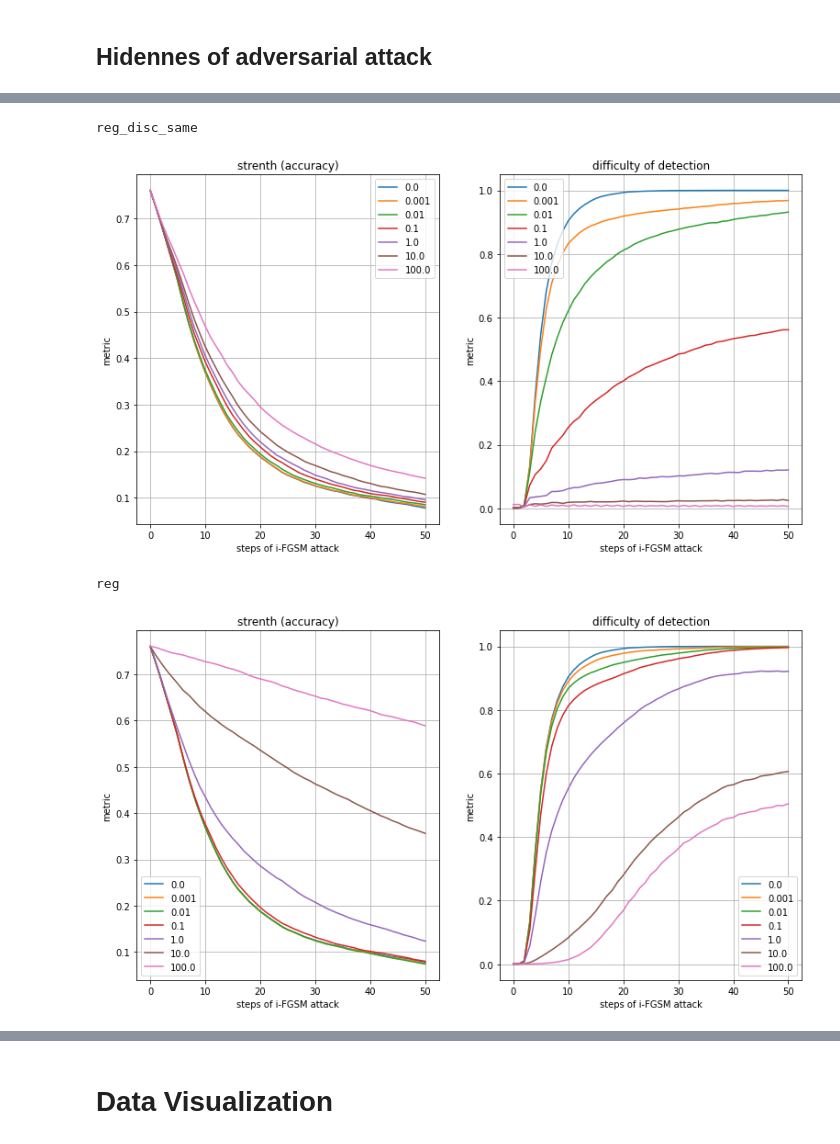
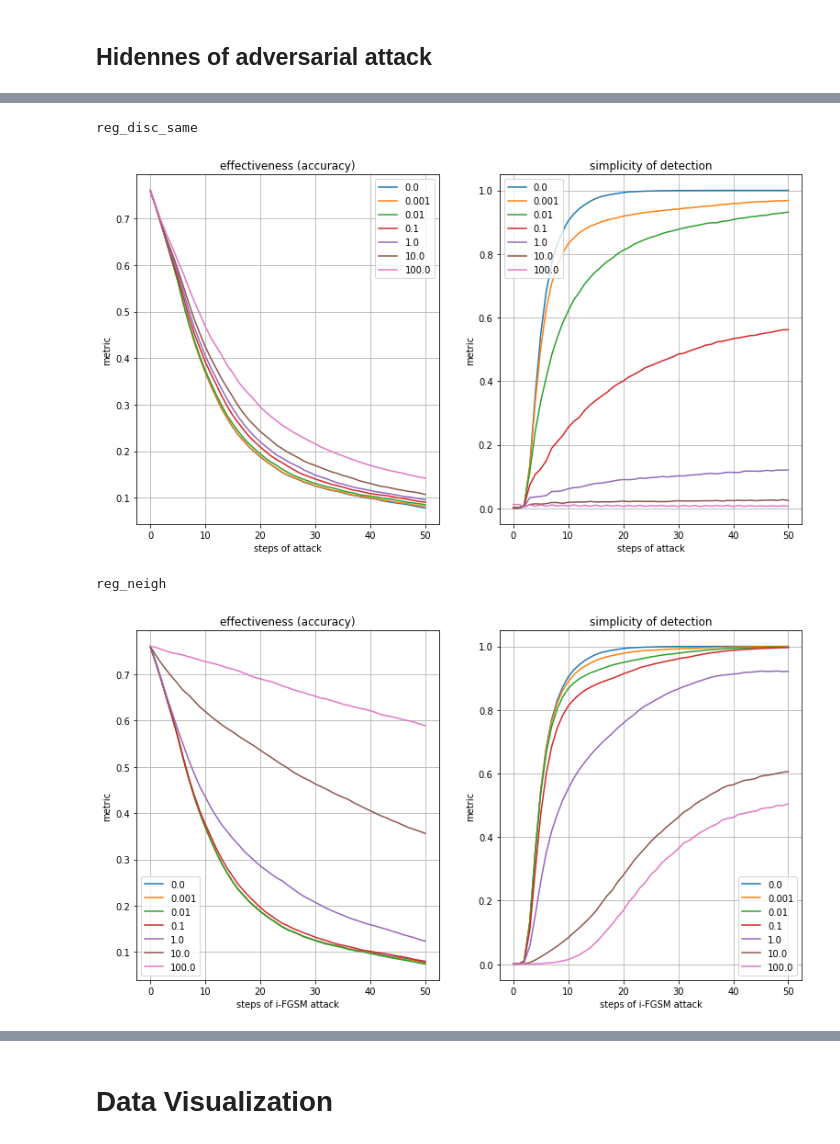
Before and after one commit to petrsokerin/Adversarial-Attacks, a Jupyter notebook: Vizual_reg_attack.ipynb, the cells around one changed output, grey strips where cells are left out. Saved outputs shown, nothing was run; the diff lists cells and outputs as text; code cells hidden in the pictures.

```diff
--- a/Vizual_reg_attack.ipynb
+++ b/Vizual_reg_attack.ipynb
@@ -116,7 +117,10 @@ models_for_viz = {
     'ITER_2':('results/Ford_A/IFGSM/Regular_Disc/Disc_reg_iter_2/', 0),
     'ITER_2_BIG_ALPHA':('results/Ford_A/IFGSM/Regular_Disc/Disc_reg_iter_2_BIG_ALPHA/', 0),
     'ITER_3':('results/Ford_A/IFGSM/Regular_Disc/Disc_reg_iter_3/', 0),
-    'iter_mix': ('results/Ford_A/IFGSM/Regular_Disc/Disc_reg_mixed_iters/', 0),
+    'iter_mix_3': ('results/Ford_A/IFGSM/Regular_Disc/Disc_reg_mixed_iters_3/', 0),
+    'iter_mix_2': ('results/Ford_A/IFGSM/Regular_Disc/Disc_reg_mixed_2/', 0),
+    'iter_mix_2_big': ('results/Ford_A/IFGSM/Regular_Disc/Disc_reg_mixed_2_big/', 0),
+    'iter_mix_2_12': ('results/Ford_A/IFGSM/Regular_Disc/Disc_reg_mixed_12/', 0),
     'reg_disc_diff_many_4_id_1':('results/Ford_A/IFGSM/Disc_reg_model_id_1/', 1),
     'DeepFool':('results/Ford_A/DeepFool/Original/', 0),
     }
@@ -169,7 +179,10 @@ style ={
     'ITER_2': {'linestyle':'dashdot', 'linewidth':1.0, 'color':'green'},
     'ITER_2_BIG_ALPHA': {'linestyle':'dashdot', 'linewidth':1.5, 'color':'green'},
     'ITER_3': {'linestyle':'dashdot', 'linewidth':1.5, 'color':'blue'},
-    'iter_mix': {'linestyle':'dashdot', 'linewidth':1.5, 'color':'grey'},
+    'iter_mix_3': {'linestyle':'dashdot', 'linewidth':1.5, 'color':'grey'},
+    'iter_mix_2': {'linestyle':'dashdot', 'linewidth':1.5, 'color':'black'},
+    'iter_mix_2_big': {'linestyle':'dashdot', 'linewidth':1.5, 'color':'red'},
+    'iter_mix_2_12': {'linestyle':'dashdot', 'linewidth':1.5, 'color':'purple'},
     'reg_disc_diff_many_4_id_1': {'linestyle':'dashed', 'linewidth':1.0, },
     'DeepFool': {'linestyle':'dashed', 'linewidth':1.5, },
 
@@ -202,9 +447,9 @@ plt.show()
 # SimBA
 # %%
 models_for_viz = {
-    'original': 'results/Ford_A/SimBA/Original/',
-    'reg_neigh': 'results/Ford_A/SimBA/Regular/',
-    'reg_disc_diff_many':'results/Ford_A/SimBA/Regular_Disc_diff_many/',
+    'original': ('results/Ford_A/SimBA/Original/', 0),
+    'reg_neigh': ('results/Ford_A/SimBA/Regular/', 0),
+    'reg_disc_diff_many':('results/Ford_A/SimBA/Regular_Disc_diff_many/', 0),
 }
 
 df_res = load_all_datasets(models_for_viz)
@@ -257,0 +542,16 @@ plt.show()
+# %%
+alpha = 10
+eps = 0.0056 # [0.001, 0.0056, 0.0316, 0.1778, 1.0]
+dataset = 'Strawberry'
+
+models_for_viz = {
+    #'original': ('results/Strawberry/IFGSM/Original/', 0),
+    'original_test': ('results/Strawberry/IFGSM/Original_test/', 0),
+    }
+
+style ={
+    'original':{'linestyle':'dashdot', 'linewidth':2.0, 'color':'blue'},
+    'original_test': {'linestyle':'dashdot', 'linewidth':2.0, 'color':'red'}
+}
+
+plot_attack(models_for_viz=models_for_viz, style=style, alpha=alpha, eps=eps, dataset=dataset)
@@ -264,39 +567,39 @@ array([0.00562341])
 # %%
 metrics = ['ACC', 'HID']
 
 eps = df_res.eps.unique()[[1]]
 methods = ['reg_disc_same', 'original']
 
 mask = (df_res['eps'].isin(eps)) & (df_res['method_attack'].isin(methods))
 
 df_filter = df_res[mask]
 
 print(methods[0])
 
 plt.figure(figsize=(5*len(metrics) + 3, 7))
 
 for i, metric in enumerate(metrics):
     plt.subplot(1, len(metrics), i+1)
 
-    metric_name = 'strenth (accuracy)' if metric == 'ACC' else 'difficulty of detection'
+    metric_name = 'effectiveness (accuracy)' if metric == 'ACC' else 'simplicity of detection'
     plt.title(metric_name)
     for alpha in sorted(df_filter['alpha'].unique()):
         df_filter_viz = df_filter[df_filter['alpha'] == alpha]
         plt.plot(df_filter_viz['n steps'], df_filter_viz[metric], label=alpha)
 
-    plt.xlabel('steps of i-FGSM attack')
+    plt.xlabel('steps of attack')
     plt.ylabel('metric')
     plt.legend()
     plt.grid()
 plt.show()
 # %% [output]
 reg_disc_same
-[figure, old version]
+[figure, new version]
 # %%
 metrics = ['ACC', 'HID']
 
 eps = df_res.eps.unique()[[1]]
-methods = ['reg', 'original']
+methods = ['reg_neigh', 'original']
 print(methods[0])
 
 mask = (df_res['eps'].isin(eps)) & (df_res['method_attack'].isin(methods))
@@ -308,7 +611,7 @@ plt.figure(figsize=(5*len(metrics) + 3, 7))
 for i, metric in enumerate(metrics):
     plt.subplot(1, len(metrics), i+1)
 
-    metric_name = 'strenth (accuracy)' if metric == 'ACC' else 'difficulty of detection'
+    metric_name = 'effectiveness (accuracy)' if metric == 'ACC' else 'simplicity of detection'
     plt.title(metric_name)
     for alpha in sorted(df_filter['alpha'].unique()):
         df_filter_viz = df_filter[df_filter['alpha'] == alpha]
@@ -320,8 +623,8 @@ for i, metric in enumerate(metrics):
     plt.grid()
 plt.show()
 # %% [output]
-reg
+reg_neigh
-[figure, old version]
+[figure, new version]
 # %%
 metrics = ['ACC', 'HID']
 
```
Also changed, not shown: parts of 37 cells of this notebook, 1 other file.
